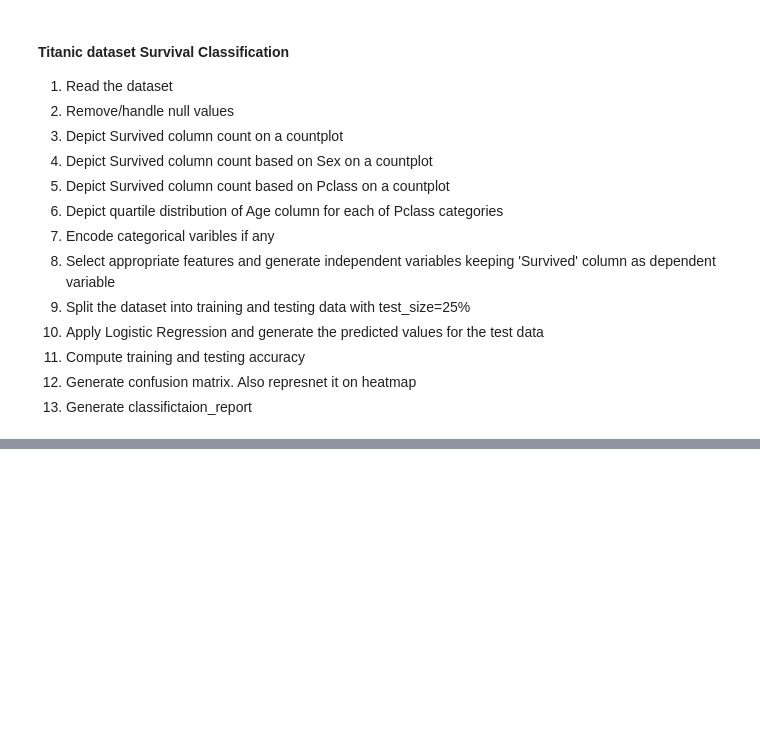
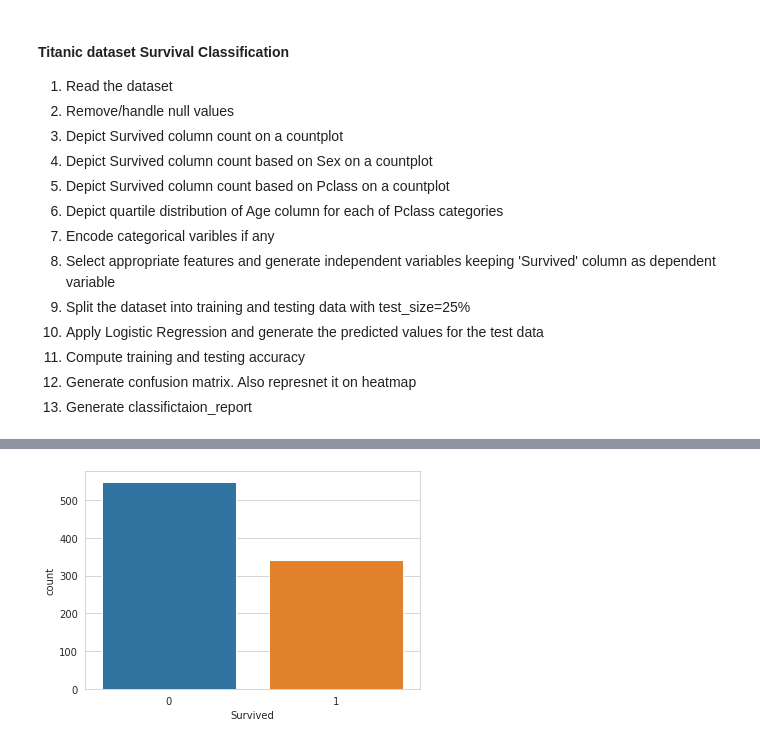
Before and after one commit to Anuubhavvvv/Project-Python-machine-learning, a Jupyter notebook: Titanic_Survival_Classification_Assignment.ipynb, the cells around one changed output, grey strips where cells are left out. Saved outputs shown, nothing was run; the diff lists cells and outputs as text; code cells hidden in the pictures; blank space fills up the shorter version.

```diff
--- a/Titanic_Survival_Classification_Assignment.ipynb
+++ b/Titanic_Survival_Classification_Assignment.ipynb
@@ -31,0 +39,2 @@
+# %%
+df=pd.read_csv('/content/titanic.csv')
@@ -31,0 +71,4 @@
+# %%
+df['Age'].fillna(df['Age'].mean(),inplace=True)
+df['Cabin'].fillna('U',inplace=True)
+df['Embarked'].fillna('S',inplace=True)
@@ -31,0 +91,5 @@
+# %%
+sns.countplot(df['Survived'])
+plt.show()
+# %% [output]
+[figure, added]
```
Also changed, not shown: parts of 21 cells of this notebook.
